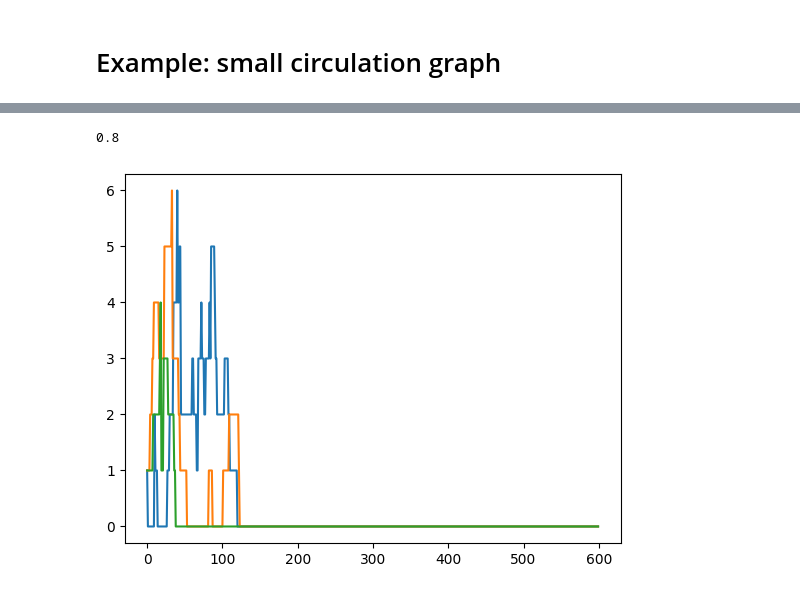
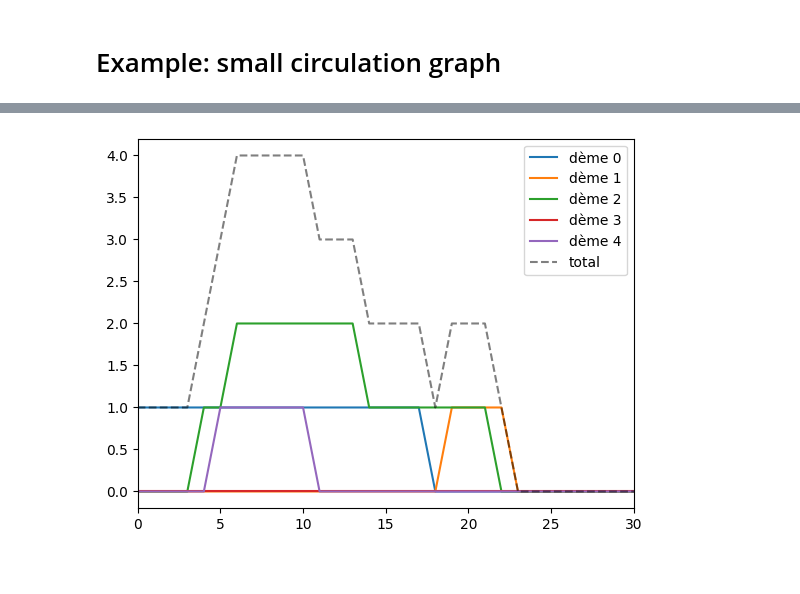
Before and after one commit to Bitbol-Lab/partial_sampling_spatially_structured_population, a Jupyter notebook: structured_population.ipynb, the cells around one changed output, grey strips where cells are left out. Drawn from its saved outputs; the diff is of its cells as text; code cells hidden in the pictures.

Commit message:
correction on structured populations

```diff
--- a/structured_population.ipynb
+++ b/structured_population.ipynb
@@ -21,5 +12,0 @@ M = 4
-# %%
-DG.successors(0)
-DG.edges[2,2]['weight']
-# %% [output]
-0.8
@@ -26,15 +21,21 @@ DG.edges[2,2]['weight']
 # %%
-s = 0.01
-tmax = 600
+
 
 
 b = True
 t = 1
 
 
-i_nodes = np.array([1 for i in range(nb_colonies)]) # list of the number of mutants in each node
-N_nodes = np.array([10 for i in range(nb_colonies)]) # list of the population size in each node
-M_nodes = np.array([M for i in range(nb_colonies)]) # list of the update size in each node
+i_nodes = np.zeros(nb_colonies, dtype=int) # list of the number of mutants in each node
+i_nodes[0] = 1
+# i_nodes[np.random.choice(nb_colonies)] = 1 # for a random starting mutant
+N_nodes = N * np.ones(nb_colonies, dtype=int) # list of the population size in each node
+M_nodes = M * np.ones(nb_colonies, dtype=int) # list of the update size in each node
+
+
+# creating a directed graph
+DG = nx.DiGraph()
+
 DG.add_nodes_from(list(range(nb_colonies)))
 
 
@@ -61,9 +62,8 @@ while t<tmax and b :
     nb_mutants_before_update = np.random.hypergeometric(ngood, nbad, M_nodes[selected_node])
 
     # perform binomial sampling
-    num = sum([i_nodes[node] * (1+s) * DG.edges[node, selected_node]['weight']  for node in list(DG.successors(selected_node))])
-    denom = num + sum([(N_nodes[node] - i_nodes[node])*DG.edges[node,selected_node]['weight'] for node in list(DG.successors(selected_node))])
-    prob = num/denom
+    x_tilde = sum([DG.edges[node, selected_node]['weight']*i_nodes[node]/N_nodes[node]  for node in list(DG.successors(selected_node))])
+    prob = x_tilde * (1+s) / (1 + x_tilde*s)
     n_trials = M_nodes[selected_node]
     nb_mutants_after_update = np.random.binomial(n_trials, prob)
 
@@ -80,11 +80,3 @@ if t<tmax:
 
     for tt in range(t,tmax):
         trajectories[tt,:] = trajectories[t-1,:]
-
-
-xx = list(range(tmax))
-for k in range(nb_colonies):
-    yy = trajectories[:,k]
-    plt.plot(xx, yy)
-# %% [output]
-[figure, removed]
@@ -91,3 +146,24 @@ for k in range(nb_colonies):
+# %%
+N = 100
+M = 50
+nb_colonies = 5
+migration_rate = 0.1
+s = 0.2
+tmax = 10000
+
+trajectories, fixation = simulate_clique(N, M, nb_colonies, migration_rate,s,tmax)
+# %%
+xx = list(range(tmax))
+for k in range(nb_colonies):
+    yy = trajectories[:,k]
+    plt.plot(xx, yy, label = f"dème {k}")
+tot_mutants = np.sum(trajectories, axis=1)
+plt.plot(xx, tot_mutants, 'k--', alpha=0.5, label = "total")
+plt.xlim([0, 30])
+plt.legend()
+plt.show()
+# %% [output]
+[figure, added]
 # %%
 nx.draw(DG, with_labels=True, font_weight='bold')
 # %% [output]
```
Also changed, not shown: parts of 4 cells of this notebook, 1 other file.
